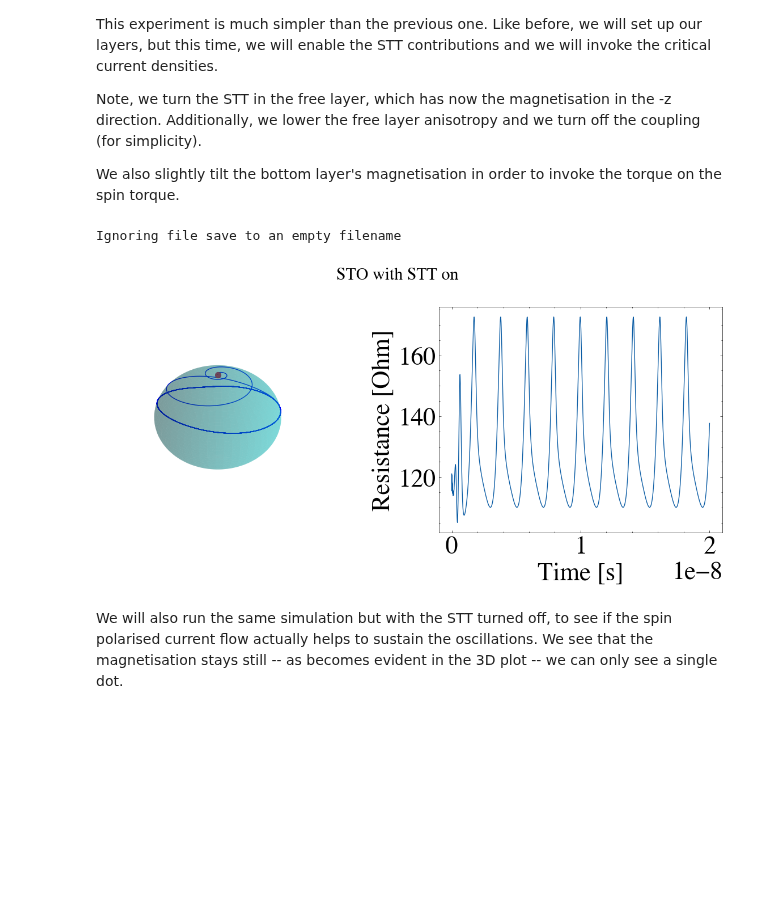
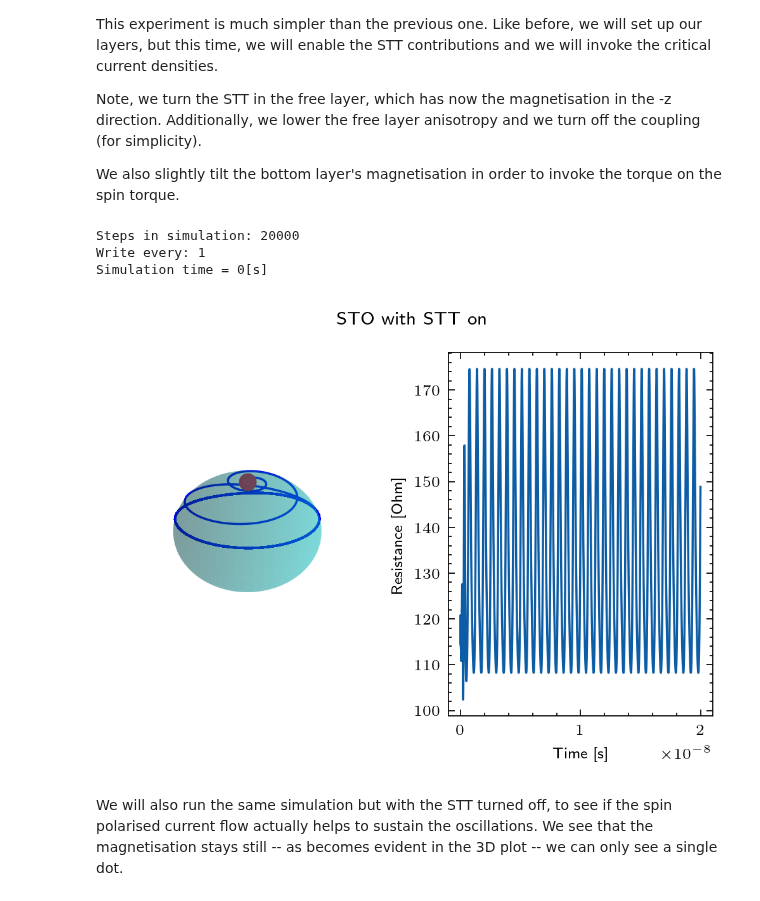
Before and after one commit to LemurPwned/cmtj, a Jupyter notebook: docs/CMTJBindingsTutorial.ipynb, the cells around one changed output. Cells and saved outputs as stored; diff of their text form; code cells hidden in the pictures; blank space fills up the shorter version.

```diff
--- a/docs/CMTJBindingsTutorial.ipynb
+++ b/docs/CMTJBindingsTutorial.ipynb
@@ -49,6 +48,9 @@ For each of the points we will calculate the constant voltage (Vmix, the diode v
 Other parameters were fixed so that we get a nice result, but feel free to tinker with the options and see what happens.
 # %%
 from collections import defaultdict
+from cmtj.utils import compute_sd
+from tqdm import tqdm
+import math
 
 data = defaultdict(list)
 TtoAm = 795774.715459  #
@@ -72,8 +74,7 @@ junction = Junction(layers=[cl1, cl2],
                     AMR_Y=[30 / 2, 30 / 2],
                     SMR_X=[0, 0],
                     SMR_Y=[0, 0],
-                    AHE=[0, 0],
-                    filename="")
+                    AHE=[0, 0])
 
 junction.setLayerAnisotropyDriver("free",
                                   ScalarDriver.getConstantDriver((305e3)))
@@ -87,7 +88,10 @@ frequencies = [1e9 * i for i in range(48)]
 mag_free = CVector(1, 1, 0)
 mag_bottom = CVector(1, 1, 0)
 VSD = []
-for frequency in frequencies:
+Iampl = 1e-3
+int_step = 1e-12
+
+for frequency in tqdm(frequencies):
     H_sweep = []
     for H in Hspace:
         junction.clearLog()
@@ -103,11 +107,15 @@ for frequency in frequencies:
             NullDriver())
         junction.setLayerExternalFieldDriver("all", HDriver)
         junction.setLayerOerstedFieldDriver("all", HoeDriver)
-        junction.runSimulation(4e-9, 4e-12, 4e-12)
+        junction.runSimulation(10e-9, int_step, int_step)
 
         mag_free = junction.getLayerMagnetisation("free")
         mag_bottom = junction.getLayerMagnetisation("bottom")
-        vmix = compute_vsd(junction.getLog(), frequency=frequency)
+        log = junction.getLog()
+        dynamicI = Iampl * np.sin(
+            2 * math.pi * frequency * np.asarray(log['time']))
+        vmix = compute_sd(log["Rx"], dynamicI, int_step)
+
         H_sweep.append(vmix)
     VSD.append(H_sweep)
 
@@ -160,20 +233,12 @@ Additionally, we lower the free layer anisotropy and we turn off the coupling (f
 We also slightly tilt the bottom layer's magnetisation in order to invoke the torque on the spin torque.
 # %%
 from typing import List, Dict
-
-r = 1
-pi = np.pi
-cos = np.cos
-sin = np.sin
-phi, theta = np.mgrid[0.0:pi:100j, 0.0:2.0 * pi:100j]
-x = r * sin(phi) * cos(theta)
-y = r * sin(phi) * sin(theta)
-z = r * cos(phi)
-
+from cmtj.utils.plotting import get_sphere
+x, y, z = get_sphere()
 
 def plot_trajectories(log: Dict[str, List[float]], title: str):
-    with plt.style.context(['science', 'no-latex']):
-        fig = plt.figure(figsize=(12, 6))
+    with plt.style.context(['science', 'nature']):
+        fig = plt.figure(figsize=(4, 3), dpi=250)
         ax = fig.add_subplot(1, 2, 1, projection='3d')
         m = np.asarray([log[f'free_mx'], log[f'free_my'], log[f'free_mz']])
         ax.plot3D(m[0], m[1], m[2], color='blue')
@@ -197,7 +262,7 @@ def plot_trajectories(log: Dict[str, List[float]], title: str):
 demagTensor = [CVector(0., 0., 0.), CVector(0., 0., 0.), CVector(0., 0., 1.0)]
 
 damping = 0.3
-currentDensity = 1e10
+currentDensity = 5e10
 beta = 1
 spinPolarisation = 1.0
 
@@ -208,37 +273,39 @@ l1 = Layer.createSTTLayer(id="free",
                           thickness=1.4e-9,
                           cellSurface=7e-10 * 7e-10,
                           demagTensor=demagTensor,
                           damping=damping,
                           SlonczewskiSpacerLayerParameter=1.0,
                           spinPolarisation=spinPolarisation,
                           beta=beta)
 l2 = Layer(id="bottom",
            mag=CVector(0., 1., 1.),
            anis=CVector(0, 1., 1.),
            Ms=1.2,
            thickness=3e-9,
            cellSurface=7e-10 * 7e-10,
            demagTensor=demagTensor)
 
 l1.setReferenceLayer(CVector(0, 1., 1.))
-junction = Junction([l1, l2], "", 100, 200)
+junction = Junction([l1, l2],  100, 200)
 
 junction.setLayerAnisotropyDriver("free",
-                                  ScalarDriver.getConstantDriver(350e3))
+                                  ScalarDriver.getConstantDriver(300e3))
 junction.setLayerAnisotropyDriver("bottom",
                                   ScalarDriver.getConstantDriver(1500e3))
 junction.setIECDriver("free", "bottom",
                       ScalarDriver.getConstantDriver(-2.5e-6))
 # current driver
 junction.setLayerCurrentDriver("free",
                                ScalarDriver.getConstantDriver(currentDensity))
 
 junction.runSimulation(20e-9, 1e-12, 1e-12, True, False)
 log = junction.getLog()
 plot_trajectories(log, title="STO with STT on")
 # %% [output]
-Ignoring file save to an empty filename
+Steps in simulation: 20000
+Write every: 1
+Simulation time = 0[s]
-[figure, old version]
+[figure, new version]
 # %% [markdown]
 We will also run the same simulation but with the STT turned off, to see if the spin polarised current flow actually helps to sustain the oscillations. We see that the magnetisation stays still -- as becomes evident in the 3D plot -- we can only see a single dot.
 # %%
```
Also changed, not shown: parts of 8 cells of this notebook, 4 other files.
